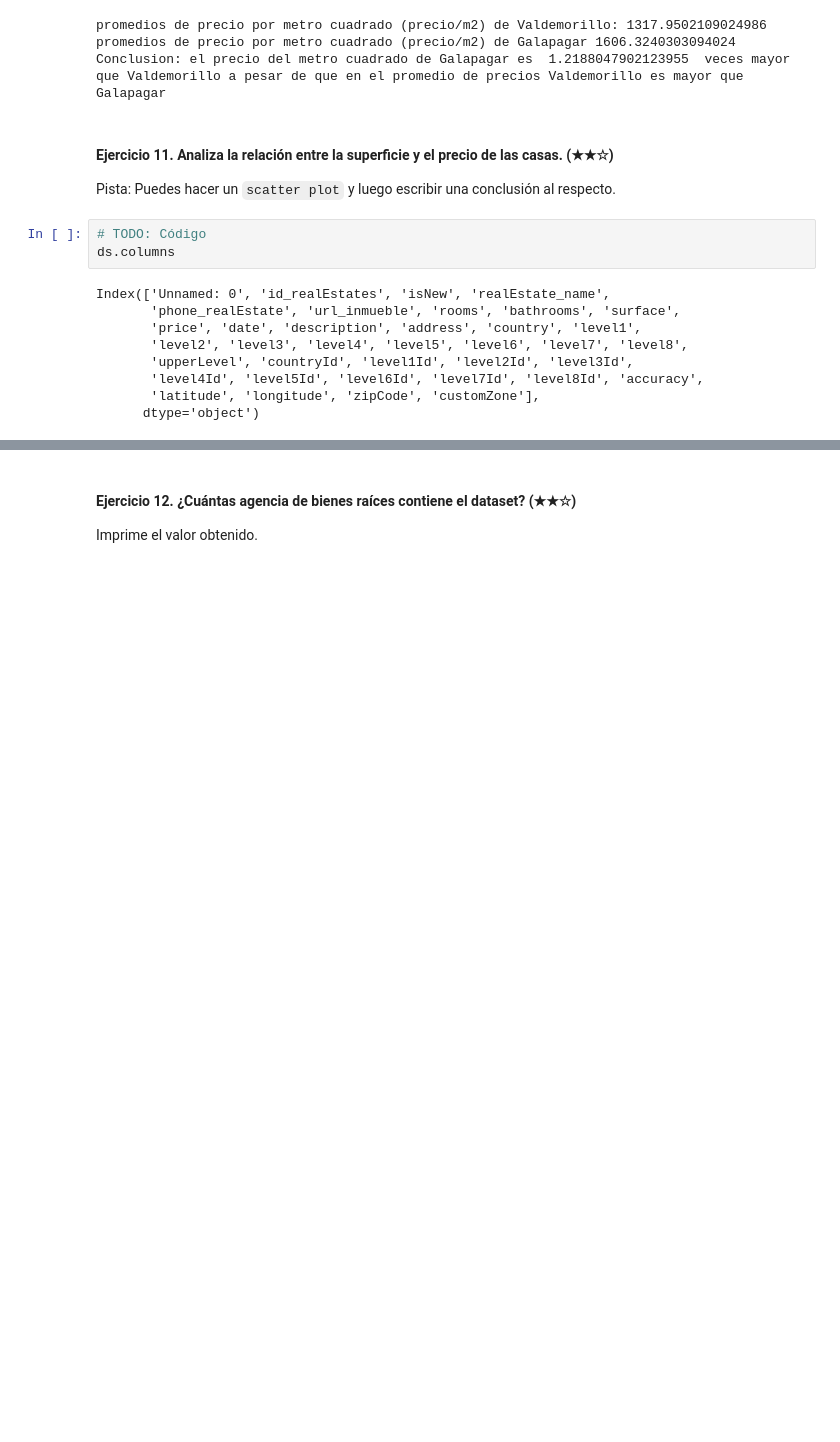
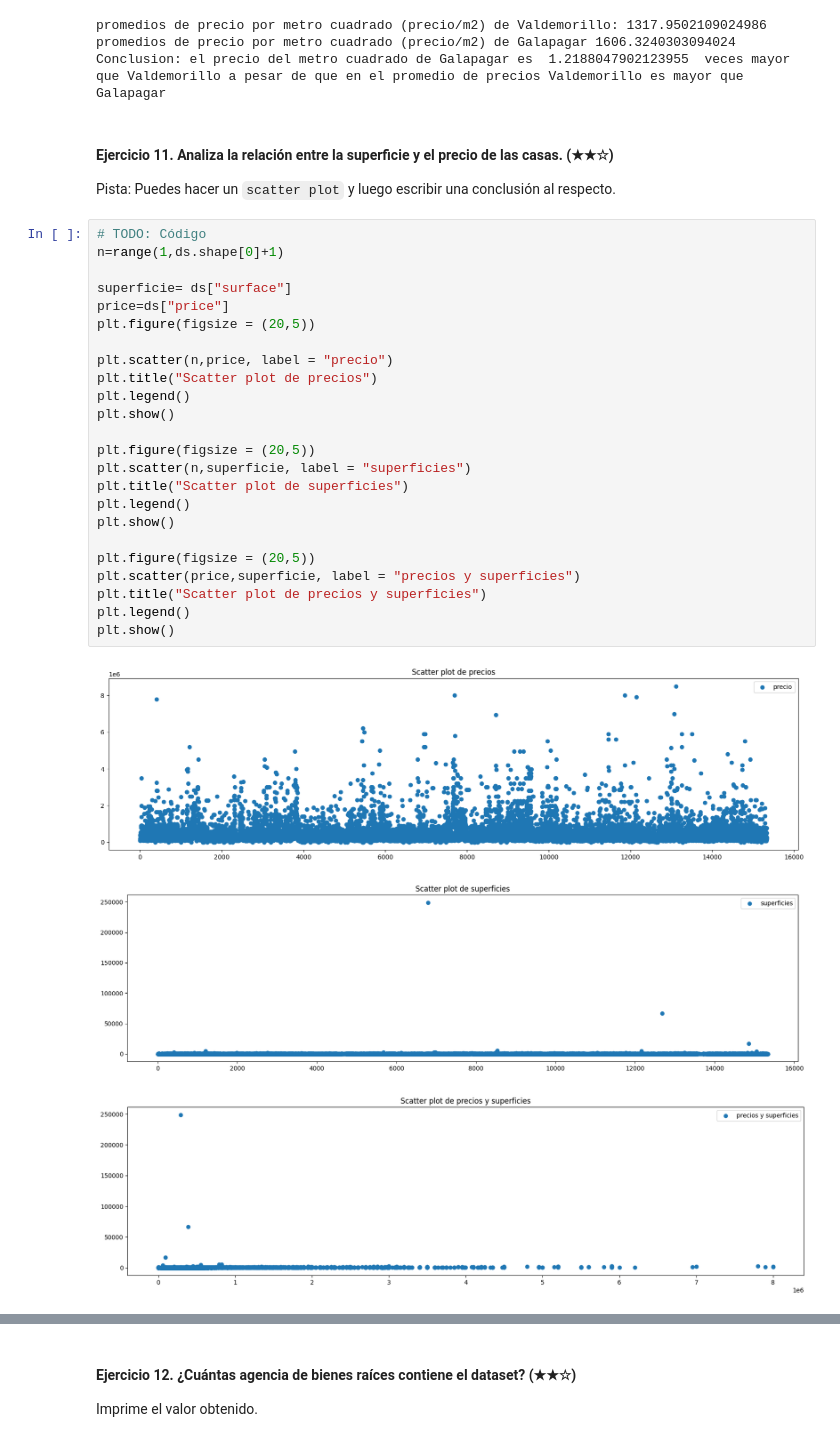
Before and after one commit to josephx-19/realestate-datacleanup-exercise, a Jupyter notebook: project.es.ipynb, the cells around one changed output, grey strips where cells are left out. Cells and saved outputs as stored; diff of their text form; blank space fills up the shorter version.

```diff
--- a/project.es.ipynb
+++ b/project.es.ipynb
@@ -251,14 +251,30 @@ Conclusion: el precio del metro cuadrado de Galapagar es  1.2188047902123955  ve
 Pista: Puedes hacer un `scatter plot` y luego escribir una conclusión al respecto.
 # %%
 # TODO: Código
-ds.columns
+n=range(1,ds.shape[0]+1)
+
+superficie= ds["surface"]
+price=ds["price"]
+plt.figure(figsize = (20,5))
+
+plt.scatter(n,price, label = "precio")
+plt.title("Scatter plot de precios")
+plt.legend()
+plt.show()
+
+plt.figure(figsize = (20,5))
+plt.scatter(n,superficie, label = "superficies")
+plt.title("Scatter plot de superficies")
+plt.legend()
+plt.show()
+
+plt.figure(figsize = (20,5))
+plt.scatter(price,superficie, label = "precios y superficies")
+plt.title("Scatter plot de precios y superficies")
+plt.legend()
+plt.show()
 # %% [output]
-Index(['Unnamed: 0', 'id_realEstates', 'isNew', 'realEstate_name',
-       'phone_realEstate', 'url_inmueble', 'rooms', 'bathrooms', 'surface',
-       'price', 'date', 'description', 'address', 'country', 'level1',
-       'level2', 'level3', 'level4', 'level5', 'level6', 'level7', 'level8',
-       'upperLevel', 'countryId', 'level1Id', 'level2Id', 'level3Id',
-       'level4Id', 'level5Id', 'level6Id', 'level7Id', 'level8Id', 'accuracy',
-       'latitude', 'longitude', 'zipCode', 'customZone'],
-      dtype='object')
+[figure, added]
+[figure, added]
+[figure, added]
 # %% [markdown]
```
Also changed, not shown: parts of 9 cells of this notebook.
